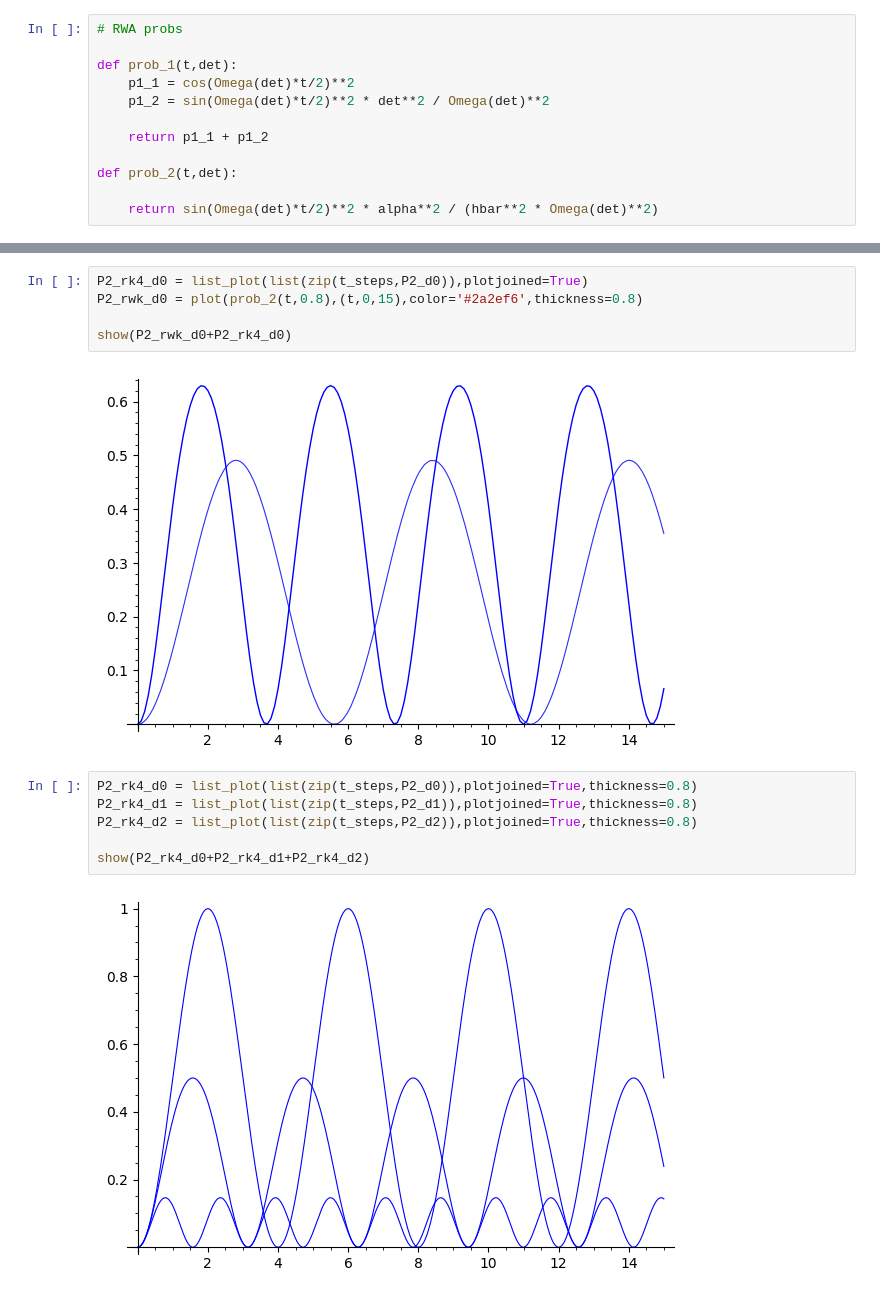
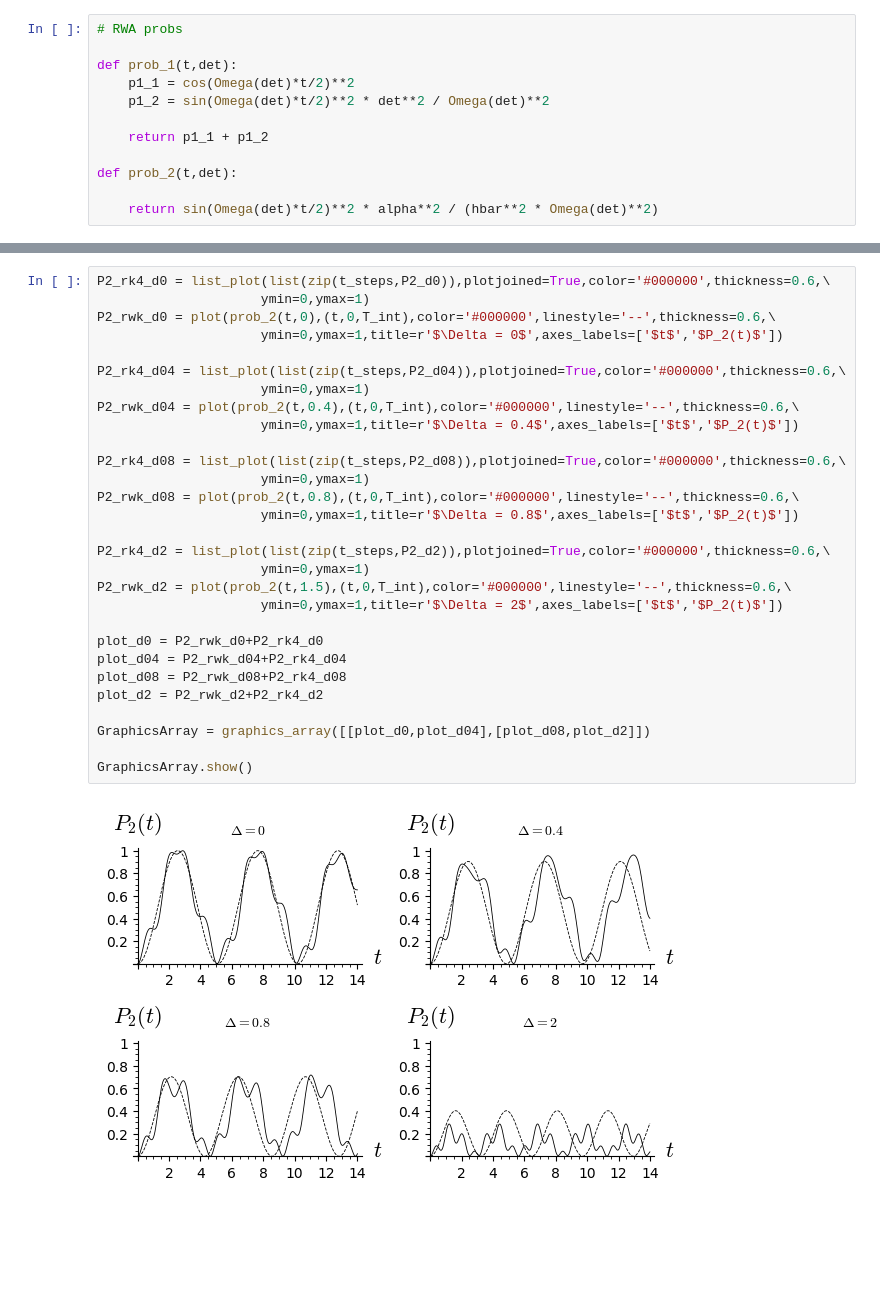
Before and after one commit to Jumarulanda/GFAM-JI, a Jupyter notebook: stg_0/rabi_noRWA_integration.ipynb, the cells around one changed output, grey strips where cells are left out. Drawn from its saved outputs; the diff is of its cells as text; blank space fills up the shorter version.

```diff
--- a/stg_0/rabi_noRWA_integration.ipynb
+++ b/stg_0/rabi_noRWA_integration.ipynb
@@ -111,15 +134,31 @@ for lst in P_d0:
-# %%
-P2_rk4_d0 = list_plot(list(zip(t_steps,P2_d0)),plotjoined=True)
-P2_rwk_d0 = plot(prob_2(t,0.8),(t,0,15),color='#2a2ef6',thickness=0.8)
-
-show(P2_rwk_d0+P2_rk4_d0)
-# %% [output]
-[figure, removed]
-# %%
-P2_rk4_d0 = list_plot(list(zip(t_steps,P2_d0)),plotjoined=True,thickness=0.8)
-P2_rk4_d1 = list_plot(list(zip(t_steps,P2_d1)),plotjoined=True,thickness=0.8)
-P2_rk4_d2 = list_plot(list(zip(t_steps,P2_d2)),plotjoined=True,thickness=0.8)
-
-show(P2_rk4_d0+P2_rk4_d1+P2_rk4_d2)
-# %% [output]
-[figure, removed]
+# %%
+P2_rk4_d0 = list_plot(list(zip(t_steps,P2_d0)),plotjoined=True,color='#000000',thickness=0.6,\
+                     ymin=0,ymax=1)
+P2_rwk_d0 = plot(prob_2(t,0),(t,0,T_int),color='#000000',linestyle='--',thickness=0.6,\
+                     ymin=0,ymax=1,title=r'$\Delta = 0$',axes_labels=['$t$','$P_2(t)$'])
+
+P2_rk4_d04 = list_plot(list(zip(t_steps,P2_d04)),plotjoined=True,color='#000000',thickness=0.6,\
+                     ymin=0,ymax=1)
+P2_rwk_d04 = plot(prob_2(t,0.4),(t,0,T_int),color='#000000',linestyle='--',thickness=0.6,\
+                     ymin=0,ymax=1,title=r'$\Delta = 0.4$',axes_labels=['$t$','$P_2(t)$'])
+
+P2_rk4_d08 = list_plot(list(zip(t_steps,P2_d08)),plotjoined=True,color='#000000',thickness=0.6,\
+                     ymin=0,ymax=1)
+P2_rwk_d08 = plot(prob_2(t,0.8),(t,0,T_int),color='#000000',linestyle='--',thickness=0.6,\
+                     ymin=0,ymax=1,title=r'$\Delta = 0.8$',axes_labels=['$t$','$P_2(t)$'])
+
+P2_rk4_d2 = list_plot(list(zip(t_steps,P2_d2)),plotjoined=True,color='#000000',thickness=0.6,\
+                     ymin=0,ymax=1)
+P2_rwk_d2 = plot(prob_2(t,1.5),(t,0,T_int),color='#000000',linestyle='--',thickness=0.6,\
+                     ymin=0,ymax=1,title=r'$\Delta = 2$',axes_labels=['$t$','$P_2(t)$'])
+
+plot_d0 = P2_rwk_d0+P2_rk4_d0
+plot_d04 = P2_rwk_d04+P2_rk4_d04
+plot_d08 = P2_rwk_d08+P2_rk4_d08
+plot_d2 = P2_rwk_d2+P2_rk4_d2
+
+GraphicsArray = graphics_array([[plot_d0,plot_d04],[plot_d08,plot_d2]])
+
+GraphicsArray.show()
+# %% [output]
+[figure, added]
```
Also changed, not shown: parts of 10 cells of this notebook.
